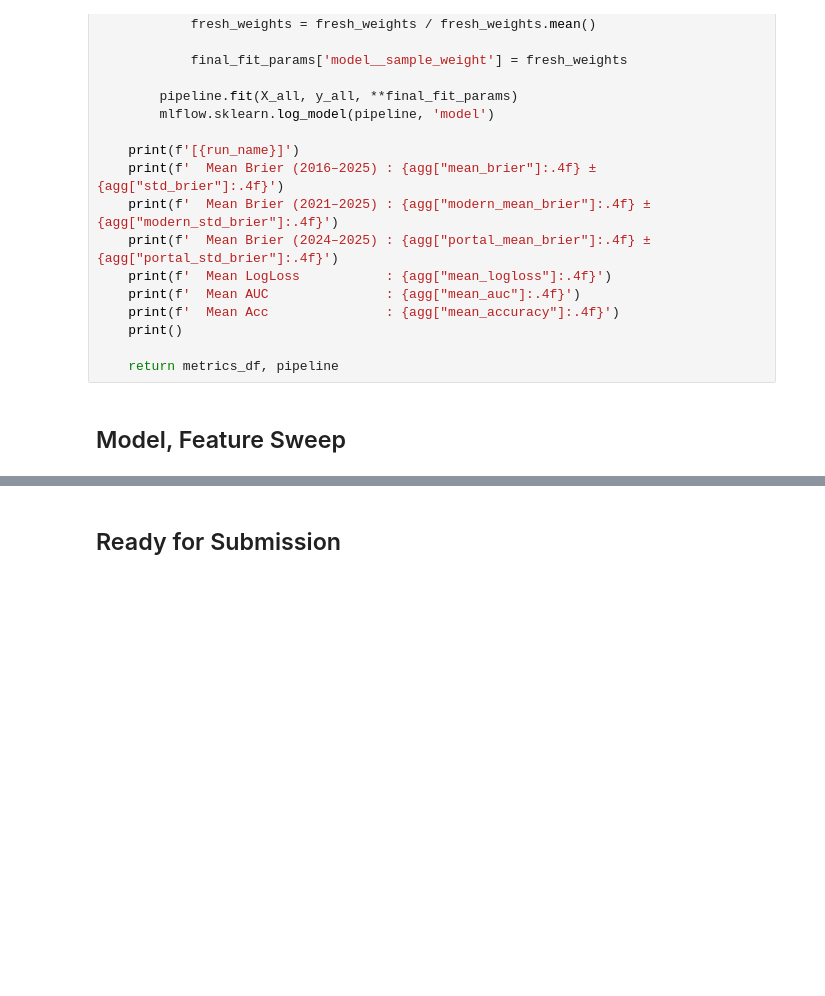
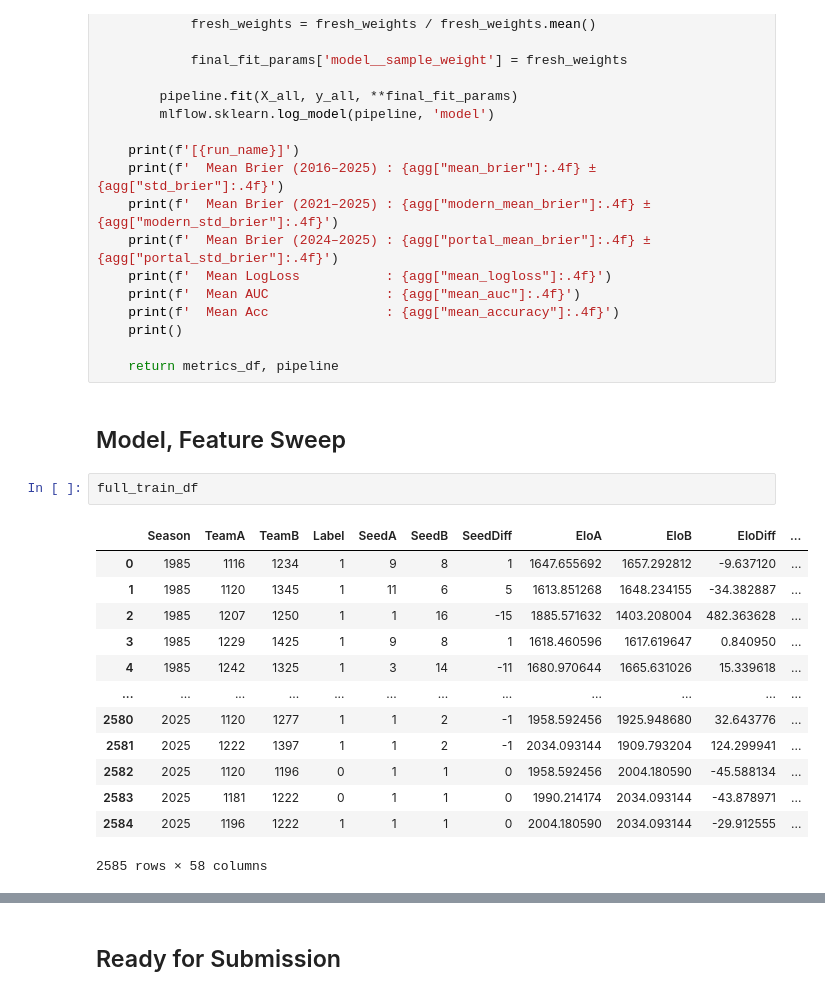
Before and after one commit to curtisjchen/march-madness-2026, a Jupyter notebook: notebooks/eda.ipynb, the cells around one changed output, grey strips where cells are left out. Drawn from its saved outputs; the diff is of its cells as text; blank space fills up the shorter version.

```diff
--- a/notebooks/eda.ipynb
+++ b/notebooks/eda.ipynb
@@ -877,6 +878,22 @@ def run_experiment(run_name, model, feature_cols, matchups_df,
     return metrics_df, pipeline
 # %% [markdown]
 ## Model, Feature Sweep
+# %%
+full_train_df
+# %% [output]
+|  | Season | TeamA | TeamB | Label | SeedA | SeedB | SeedDiff | EloA | EloB | EloDiff | ... |
+| 0 | 1985 | 1116 | 1234 | 1 | 9 | 8 | 1 | 1647.655692 | 1657.292812 | -9.637120 | ... |
+| 1 | 1985 | 1120 | 1345 | 1 | 11 | 6 | 5 | 1613.851268 | 1648.234155 | -34.382887 | ... |
+| 2 | 1985 | 1207 | 1250 | 1 | 1 | 16 | -15 | 1885.571632 | 1403.208004 | 482.363628 | ... |
+| 3 | 1985 | 1229 | 1425 | 1 | 9 | 8 | 1 | 1618.460596 | 1617.619647 | 0.840950 | ... |
+| 4 | 1985 | 1242 | 1325 | 1 | 3 | 14 | -11 | 1680.970644 | 1665.631026 | 15.339618 | ... |
+| ... | ... | ... | ... | ... | ... | ... | ... | ... | ... | ... | ... |
+| 2580 | 2025 | 1120 | 1277 | 1 | 1 | 2 | -1 | 1958.592456 | 1925.948680 | 32.643776 | ... |
+| 2581 | 2025 | 1222 | 1397 | 1 | 1 | 2 | -1 | 2034.093144 | 1909.793204 | 124.299941 | ... |
+| 2582 | 2025 | 1120 | 1196 | 0 | 1 | 1 | 0 | 1958.592456 | 2004.180590 | -45.588134 | ... |
+| 2583 | 2025 | 1181 | 1222 | 0 | 1 | 1 | 0 | 1990.214174 | 2034.093144 | -43.878971 | ... |
+| 2584 | 2025 | 1196 | 1222 | 1 | 1 | 1 | 0 | 2004.180590 | 2034.093144 | -29.912555 | ... |
+2585 rows × 58 columns
 # %%
 import random
 import pandas as pd
```
Also changed, not shown: parts of 4 cells of this notebook, 2 other files.
